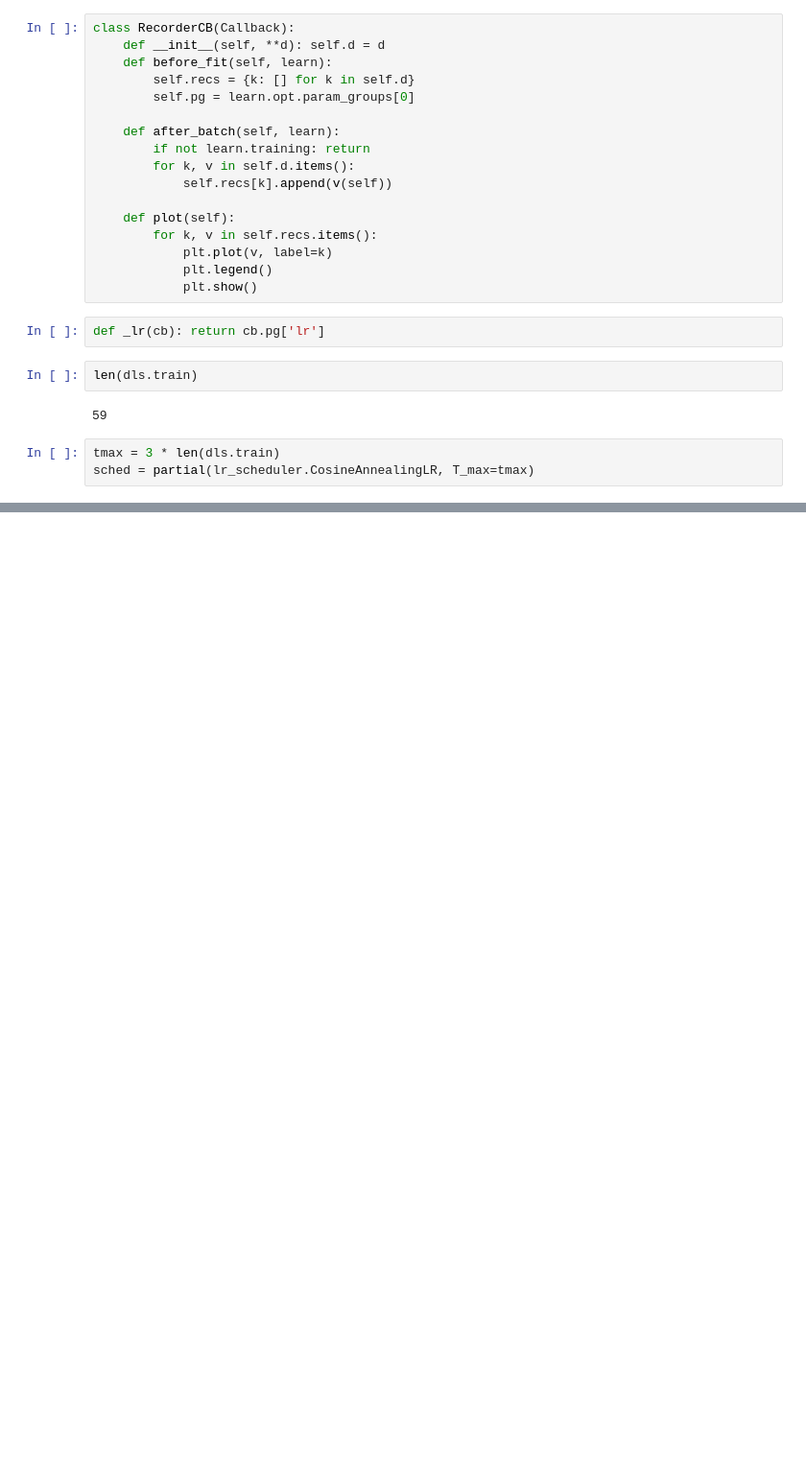
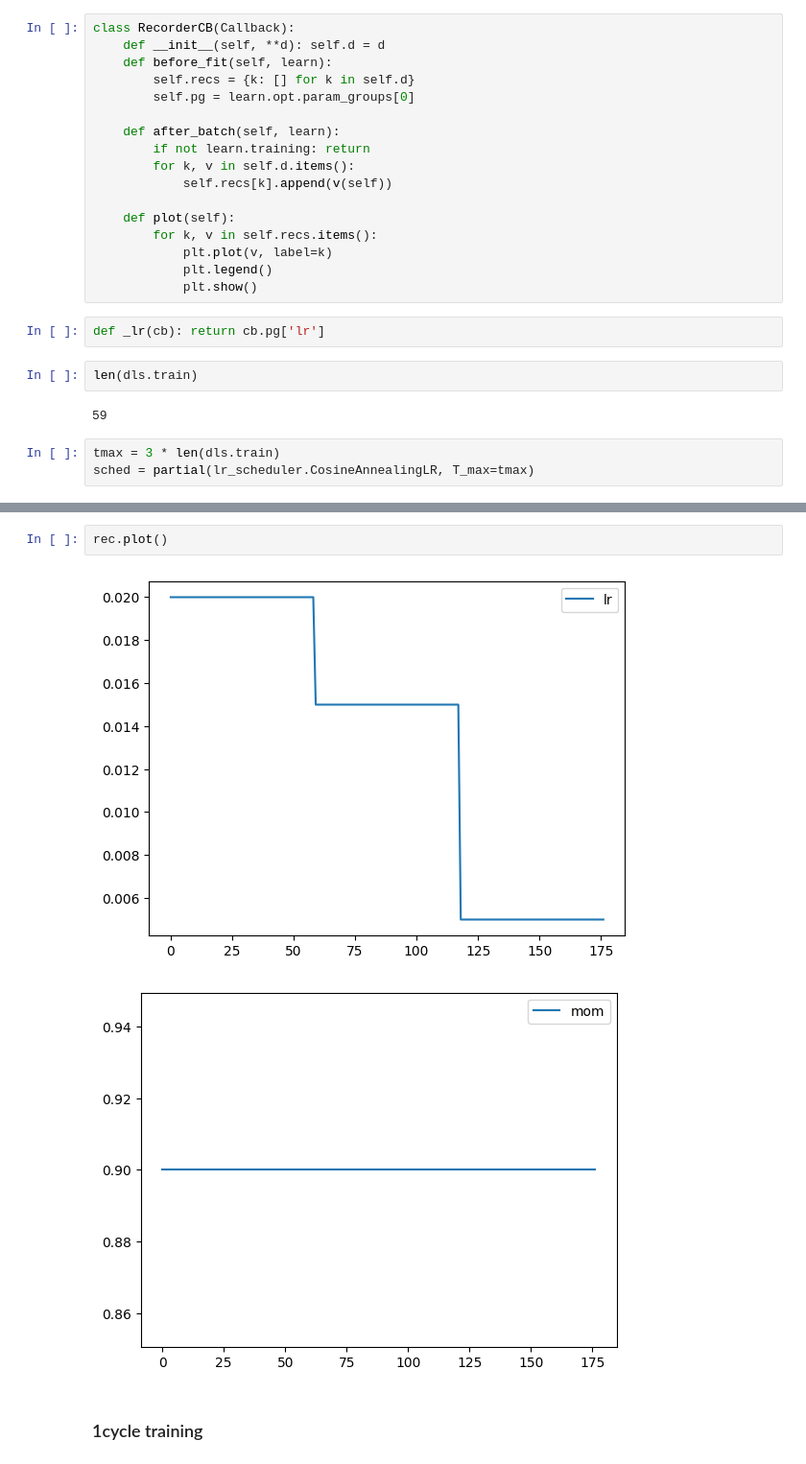
Before and after one commit to teome/diffusion-play, a Jupyter notebook: nbs/12_accel_sgd.ipynb, the cells around one changed output, grey strips where cells are left out. Shown at 96% size. Drawn from its saved outputs; the diff is of its cells as text; blank space fills up the shorter version.

```diff
--- a/nbs/12_accel_sgd.ipynb
+++ b/nbs/12_accel_sgd.ipynb
@@ -333,0 +352,7 @@ learn.fit(3)
+# %%
+rec.plot()
+# %% [output]
+[figure, added]
+[figure, added]
+# %% [markdown]
+### 1cycle training
```
Also changed, not shown: parts of 17 cells of this notebook.
